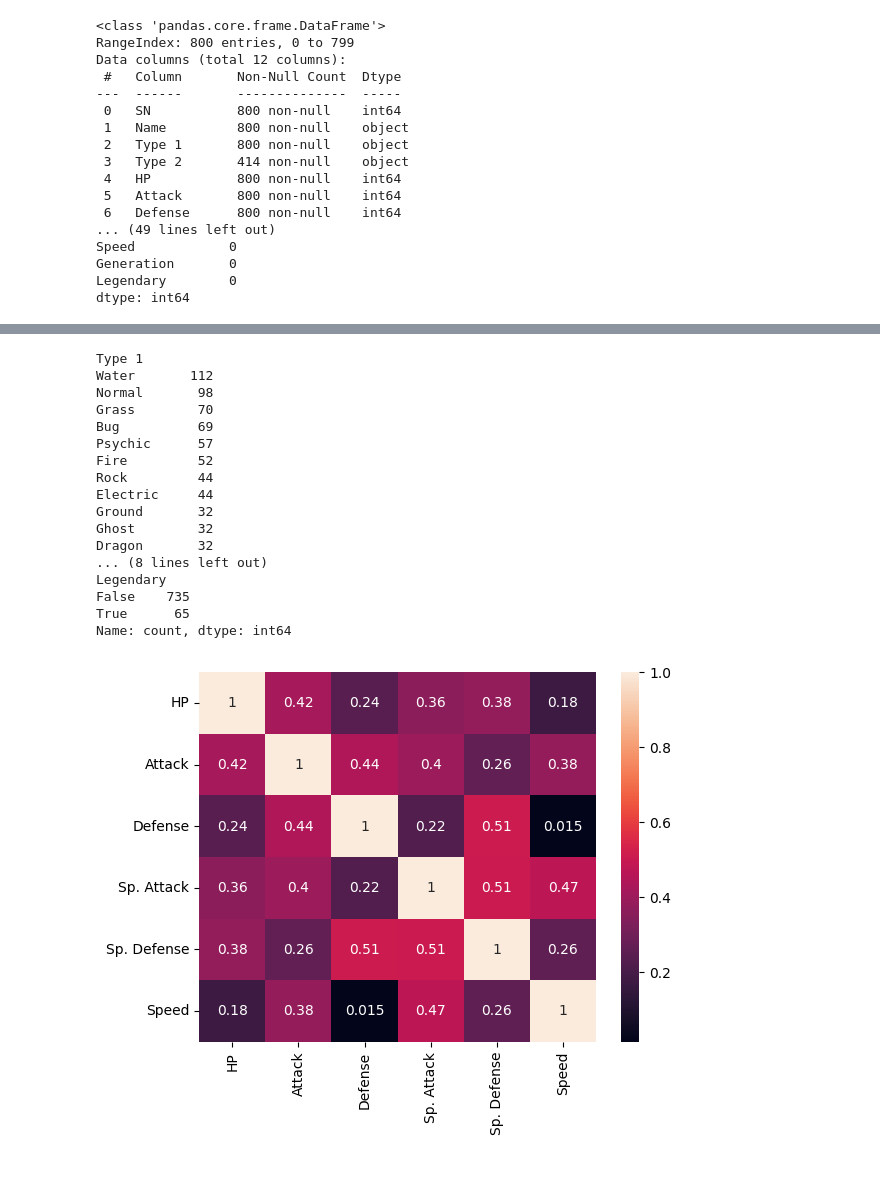
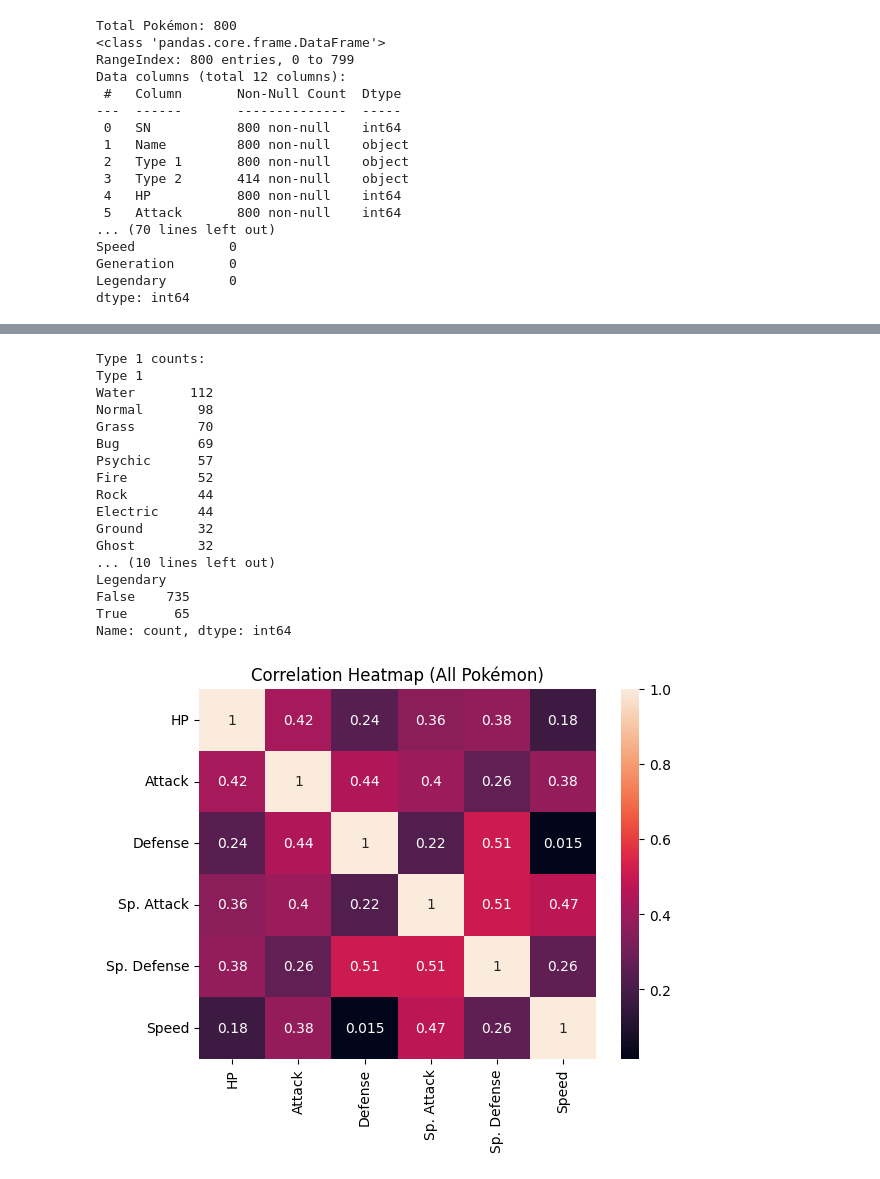
Before and after one commit to keith-oruo/AI-Coursework2025, a Jupyter notebook: Pokemon_Classification.ipynb, the cells around one changed output, grey strips where cells are left out. Saved outputs shown, nothing was run; the diff lists cells and outputs as text; code cells hidden in the pictures.

```diff
--- a/Pokemon_Classification.ipynb
+++ b/Pokemon_Classification.ipynb
@@ -1,72 +1,73 @@
 # %%
-#Exploratory Data Analysis (EDA) on Pokemon Dataset
+# Exploratory Data Analysis (EDA) including every Pokémon in the CSV
 import pandas as pd
 import matplotlib.pyplot as plt
 import seaborn as sns
 
 df = pd.read_csv('Pokemon.csv')
 
-# Basic info
+# Show info for all Pokémon
+print("Total Pokémon:", len(df))
 print(df.info())
-print(df.describe())
+print(df.describe(include='all'))
 print(df.head())
+print(df.tail())  # Show last few Pokémon for completeness
 
 # Missing values
+print("Missing values per column:")
 print(df.isnull().sum())
 
-# Distribution of numerical features including Sp. Attack and Sp. Defense
-df[['HP', 'Attack', 'Defense', 'Sp. Attack', 'Sp. Defense', 'Speed']].hist(figsize=(12, 10))
+# Distribution of all numerical features
+numerical_features = ['HP', 'Attack', 'Defense', 'Sp. Attack', 'Sp. Defense', 'Speed']
+df[numerical_features].hist(figsize=(12, 10))
 plt.tight_layout()
 plt.show()
 
-# Categorical feature counts
+# Categorical feature counts for all Pokémon
+print("Type 1 counts:")
 print(df['Type 1'].value_counts())
+print("Legendary counts:")
 print(df['Legendary'].value_counts())
 
-# Correlation heatmap
-sns.heatmap(df[['HP', 'Attack', 'Defense', 'Sp. Attack', 'Sp. Defense', 'Speed']].corr(), annot=True)
+# Correlation heatmap for all Pokémon
+sns.heatmap(df[numerical_features].corr(), annot=True)
+plt.title("Correlation Heatmap (All Pokémon)")
 plt.show()
-
-# Insights:
-# 1. Most Pokemon are not Legendary.
-# 2. 'Attack' and 'Defense' have moderate correlation.
-# 3. 'Type 1' distribution is uneven (some types are rare).
-# 4. Some Pokemon have missing 'Type 2'.
 # %% [output]
+Total Pokémon: 800
 <class 'pandas.core.frame.DataFrame'>
 RangeIndex: 800 entries, 0 to 799
 Data columns (total 12 columns):
  #   Column       Non-Null Count  Dtype
 ---  ------       --------------  -----
  0   SN           800 non-null    int64
  1   Name         800 non-null    object
  2   Type 1       800 non-null    object
  3   Type 2       414 non-null    object
  4   HP           800 non-null    int64
  5   Attack       800 non-null    int64
- 6   Defense      800 non-null    int64
-... (49 lines left out)
+... (70 lines left out)
 Speed            0
 Generation       0
 Legendary        0
 dtype: int64
 [figure]
+Type 1 counts:
 Type 1
 Water       112
 Normal       98
 Grass        70
 Bug          69
 Psychic      57
 Fire         52
 Rock         44
 Electric     44
 Ground       32
 Ghost        32
-Dragon       32
-... (8 lines left out)
+... (10 lines left out)
 Legendary
 False    735
 True      65
 Name: count, dtype: int64
-[figure, old version]
+[figure, new version]
 # %%
```
Also changed, not shown: parts of 5 cells of this notebook.
